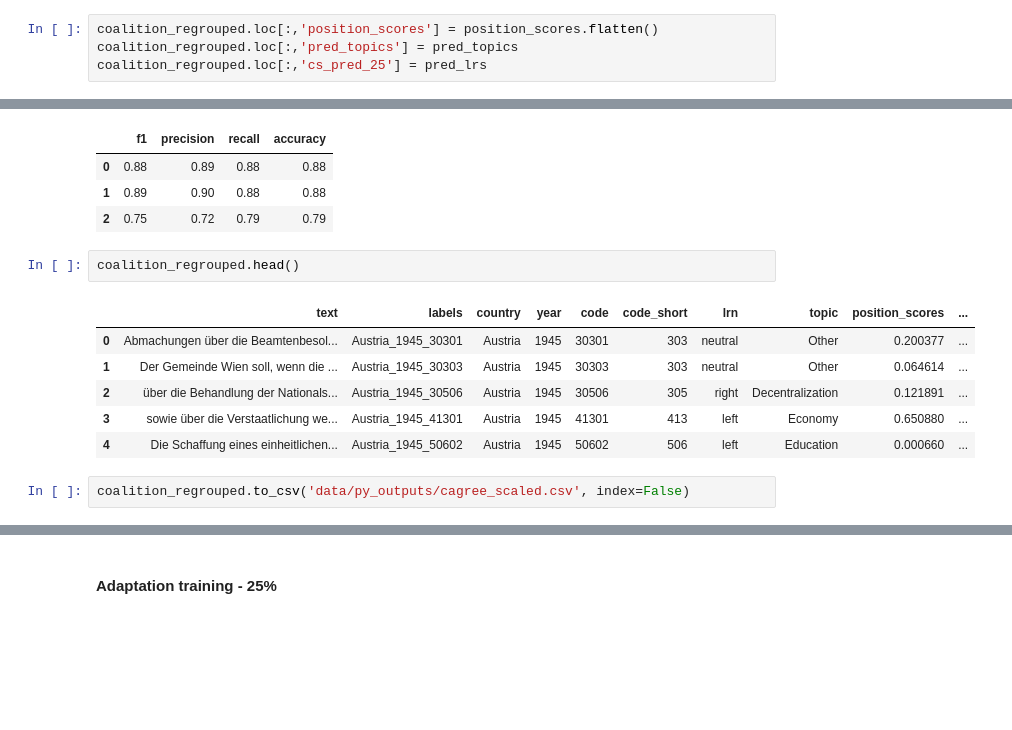
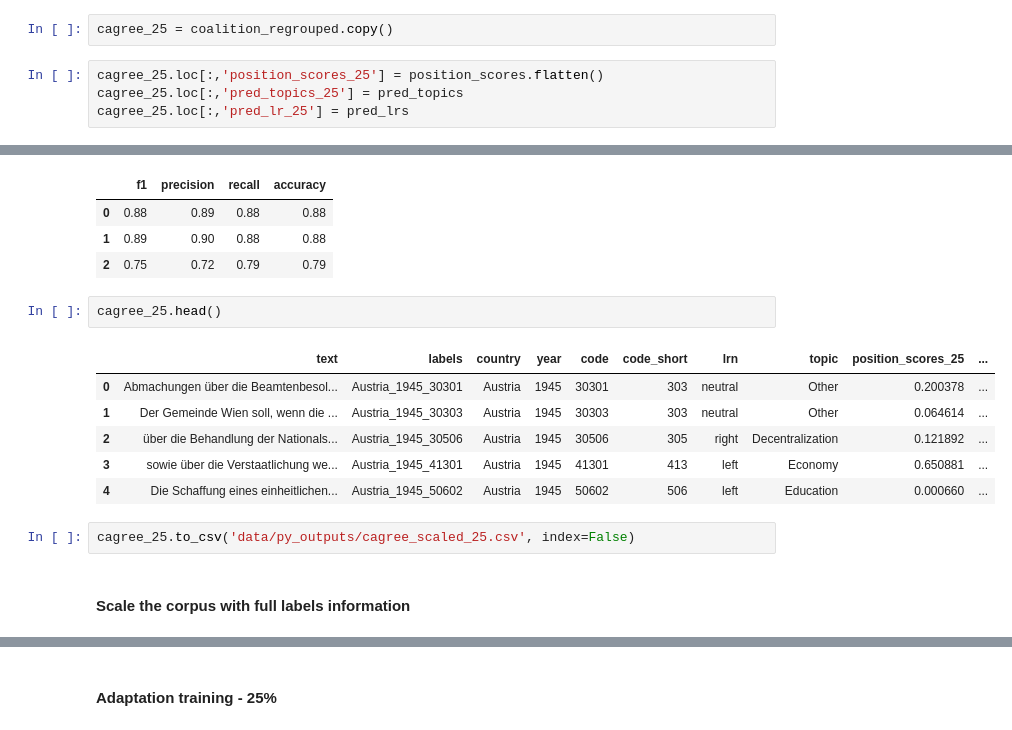
Before and after one commit to hungnguyen167/ContextScale, a Jupyter notebook: 03_main_analyses.ipynb, the cells around one changed output, grey strips where cells are left out. Saved outputs shown, nothing was run; the diff lists cells and outputs as text; blank space fills up the shorter version.

```diff
--- a/03_main_analyses.ipynb
+++ b/03_main_analyses.ipynb
@@ -1430,10 +1452,12 @@ position_scores, pred_topics, pred_lrs = scale_func(full_dataloader, model, devi
 # %% [output]
 Start predicting labels...
 Start computing position scores
+# %%
+cagree_25 = coalition_regrouped.copy()
 # %%
-coalition_regrouped.loc[:,'position_scores'] = position_scores.flatten()
-coalition_regrouped.loc[:,'pred_topics'] = pred_topics
-coalition_regrouped.loc[:,'cs_pred_25'] = pred_lrs
+cagree_25.loc[:,'position_scores_25'] = position_scores.flatten()
+cagree_25.loc[:,'pred_topics_25'] = pred_topics
+cagree_25.loc[:,'pred_lr_25'] = pred_lrs
 # %%
 labels = cagree_dataset['lrn']
 precision, recall, f1, _ = precision_recall_fscore_support(labels, pred_lrs, average=None)
@@ -1449,13 +1473,15 @@ res_table
 | 1 | 0.89 | 0.90 | 0.88 | 0.88 |
 | 2 | 0.75 | 0.72 | 0.79 | 0.79 |
 # %%
-coalition_regrouped.head()
+cagree_25.head()
 # %% [output]
-|  | text | labels | country | year | code | code_short | lrn | topic | position_scores | ... |
-| 0 | Abmachungen über die Beamtenbesol... | Austria_1945_30301 | Austria | 1945 | 30301 | 303 | neutral | Other | 0.200377 | ... |
+|  | text | labels | country | year | code | code_short | lrn | topic | position_scores_25 | ... |
+| 0 | Abmachungen über die Beamtenbesol... | Austria_1945_30301 | Austria | 1945 | 30301 | 303 | neutral | Other | 0.200378 | ... |
 | 1 | Der Gemeinde Wien soll, wenn die ... | Austria_1945_30303 | Austria | 1945 | 30303 | 303 | neutral | Other | 0.064614 | ... |
-| 2 | über die Behandlung der Nationals... | Austria_1945_30506 | Austria | 1945 | 30506 | 305 | right | Decentralization | 0.121891 | ... |
-| 3 | sowie über die Verstaatlichung we... | Austria_1945_41301 | Austria | 1945 | 41301 | 413 | left | Economy | 0.650880 | ... |
+| 2 | über die Behandlung der Nationals... | Austria_1945_30506 | Austria | 1945 | 30506 | 305 | right | Decentralization | 0.121892 | ... |
+| 3 | sowie über die Verstaatlichung we... | Austria_1945_41301 | Austria | 1945 | 41301 | 413 | left | Economy | 0.650881 | ... |
 | 4 | Die Schaffung eines einheitlichen... | Austria_1945_50602 | Austria | 1945 | 50602 | 506 | left | Education | 0.000660 | ... |
 # %%
-coalition_regrouped.to_csv('data/py_outputs/cagree_scaled.csv', index=False)
+cagree_25.to_csv('data/py_outputs/cagree_scaled_25.csv', index=False)
+# %% [markdown]
+#### Scale the corpus with full labels information
```
Also changed, not shown: parts of 139 cells of this notebook, 4 other files.
